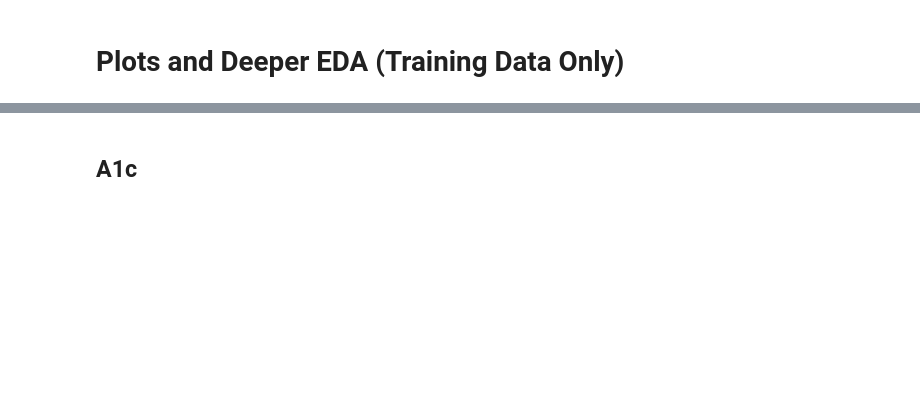
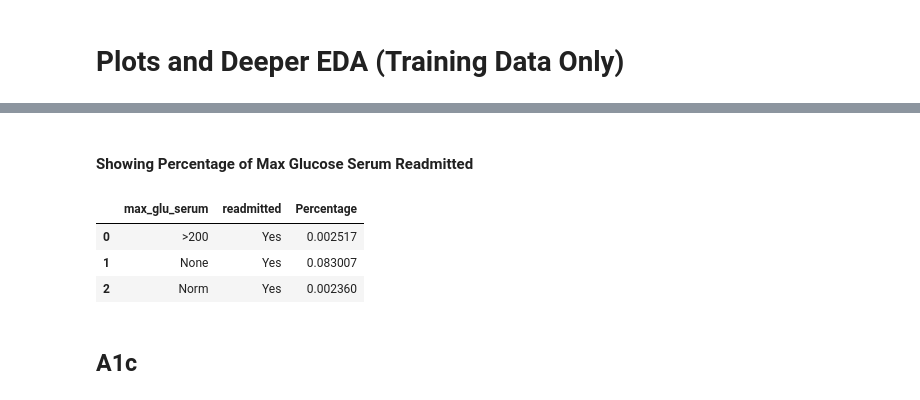
Before and after one commit to sagarwala12/HRRP, a Jupyter notebook: Visualizations_Final.ipynb, the cells around one changed output, grey strips where cells are left out. Drawn from its saved outputs; the diff is of its cells as text; code cells hidden in the pictures; blank space fills up the shorter version.

```diff
--- a/Visualizations_Final.ipynb
+++ b/Visualizations_Final.ipynb
@@ -124,3 +142,17 @@ train[['max_glu_serum','readmitted', 'race']].groupby(['max_glu_serum','readmitt
+# %% [markdown]
+#### Showing Percentage of Max Glucose Serum Readmitted
+# %%
+#Showing only YES Values
+maxglu_percent = train[['max_glu_serum','readmitted', 'race']].groupby(['max_glu_serum','readmitted']).count().apply(lambda x: x/train.race.count())
+maxglu_percent = maxglu_percent.xs('Yes', level=1, drop_level=False)
+maxglu_percent = maxglu_percent.reset_index()
+maxglu_percent.columns = ['max_glu_serum', 'readmitted', 'Percentage']
+maxglu_percent
+# %% [output]
+|  | max_glu_serum | readmitted | Percentage |
+| 0 | >200 | Yes | 0.002517 |
+| 1 | None | Yes | 0.083007 |
+| 2 | Norm | Yes | 0.002360 |
 # %% [markdown]
 ## A1c
 # %%
```
Also changed, not shown: parts of 26 cells of this notebook.
